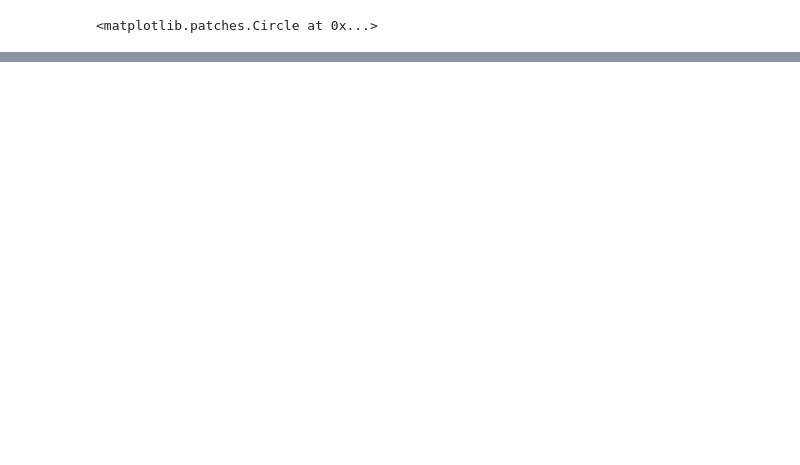
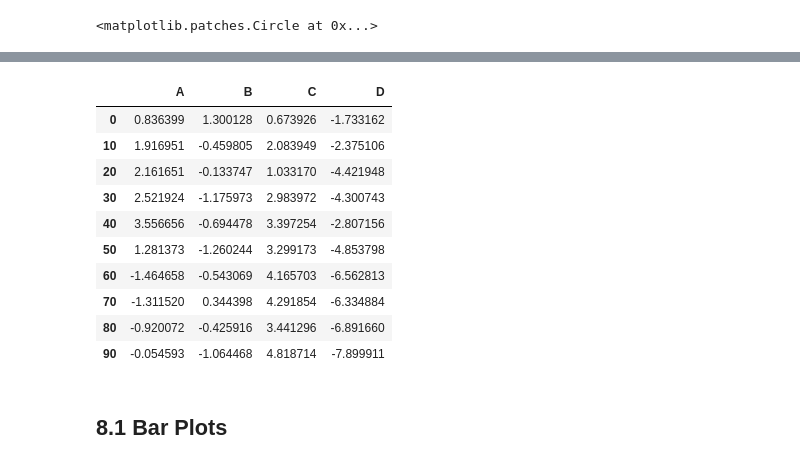
Before and after one commit to pekoto-zz/MyJupyterNotes, a Jupyter notebook: Python for Data Analysis.ipynb, the cells around one changed output, grey strips where cells are left out. Saved outputs shown, nothing was run; the diff lists cells and outputs as text; code cells hidden in the pictures; blank space fills up the shorter version.

```diff
--- a/Python for Data Analysis.ipynb
+++ b/Python for Data Analysis.ipynb
@@ -4549,0 +4580,7 @@ axis.add_patch(circle)
+# %%
+# DataFrames plot each column as a different line, and creates legends automatically
+df = pd.DataFrame(np.random.randn(10, 4).cumsum(0),
+                  columns=['A', 'B', 'C', 'D'],
+                  index=np.arange(0, 100, 10))
+
+df.plot()
@@ -4549,0 +4591,16 @@ axis.add_patch(circle)
+# %%
+df
+# %% [output]
+|  | A | B | C | D |
+| 0 | 0.836399 | 1.300128 | 0.673926 | -1.733162 |
+| 10 | 1.916951 | -0.459805 | 2.083949 | -2.375106 |
+| 20 | 2.161651 | -0.133747 | 1.033170 | -4.421948 |
+| 30 | 2.521924 | -1.175973 | 2.983972 | -4.300743 |
+| 40 | 3.556656 | -0.694478 | 3.397254 | -2.807156 |
+| 50 | 1.281373 | -1.260244 | 3.299173 | -4.853798 |
+| 60 | -1.464658 | -0.543069 | 4.165703 | -6.562813 |
+| 70 | -1.311520 | 0.344398 | 4.291854 | -6.334884 |
+| 80 | -0.920072 | -0.425916 | 3.441296 | -6.891660 |
+| 90 | -0.054593 | -1.064468 | 4.818714 | -7.899911 |
+# %% [markdown]
+## 8.1 Bar Plots
```
Also changed, not shown: parts of 23 cells of this notebook.
